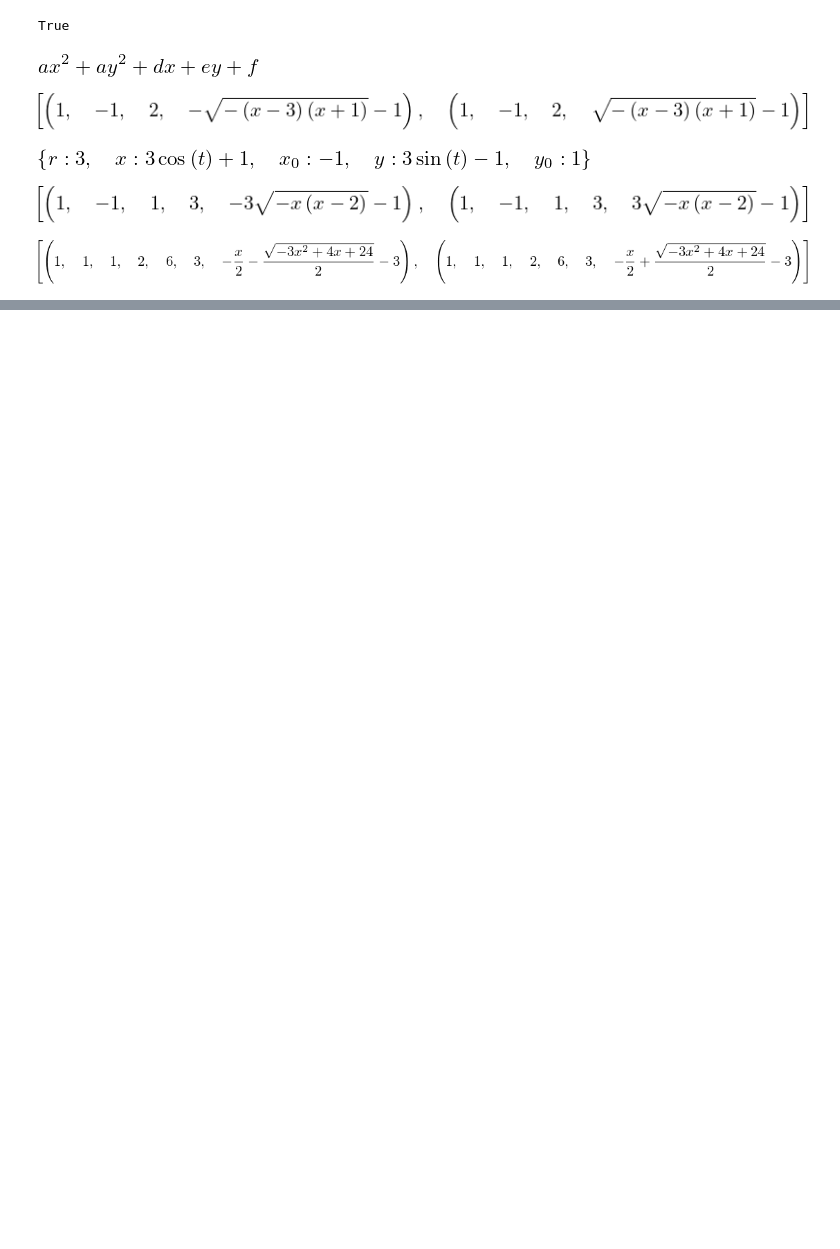
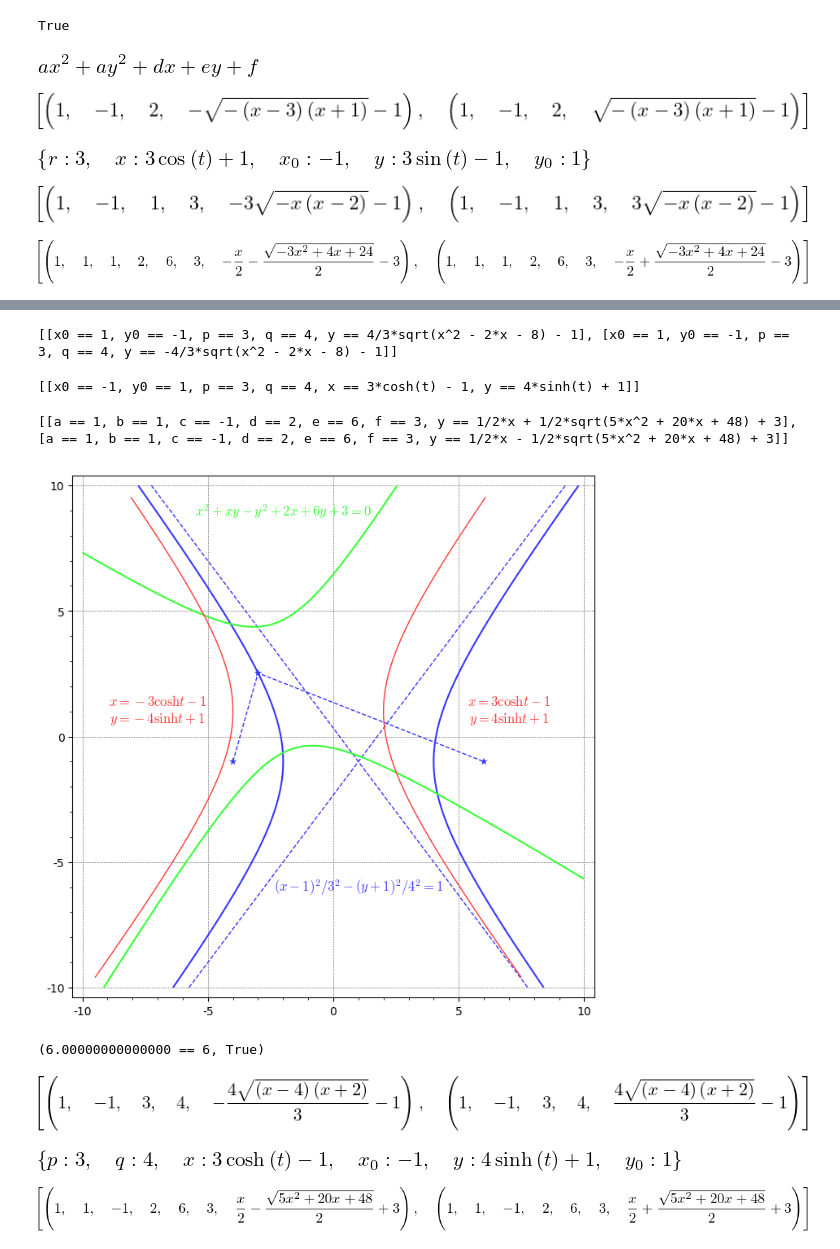
Before and after one commit to OlgaBelitskaya/linear_algebra_practice, a Jupyter notebook: work1_10.ipynb, the cells around one changed output, grey strips where cells are left out. Cells and saved outputs as stored; diff of their text form; code cells hidden in the pictures; blank space fills up the shorter version.

```diff
--- a/work1_10.ipynb
+++ b/work1_10.ipynb
@@ -221,3 +224,57 @@ $b^2 - 4*a*c > 0$
 $a * x^2 + с * y^2 + d * x + e * y + f = 0$
 
 $a*c < 0$
+# %%
+# sage
+x,y,x0,y0,a,b,c,d,e,f,p,q,t = var('x,y,x0,y0,a,b,c,d,e,f,p,q,t')
+
+eq1 = (x-x0)**2/p**2-(y-y0)**2/q**2-1==0
+eq2 = x==p*cosh(t)+x0
+eq3 = y==q*sinh(t)+y0
+eq4 = a*x**2+b*x*y+c*y**2+d*x+e*y+f==0
+# %%
+solve([eq1, x0==1, y0==-1, p==3, q==4], x0,y0,p,q,y)
+# %% [output]
+[[x0 == 1, y0 == -1, p == 3, q == 4, y == 4/3*sqrt(x^2 - 2*x - 8) - 1], [x0 == 1, y0 == -1, p == 3, q == 4, y == -4/3*sqrt(x^2 - 2*x - 8) - 1]]
+# %%
+solve([eq2, eq3, x0==-1, y0==1, p==3, q==4], x0,y0,p,q,x,y)
+# %% [output]
+[[x0 == -1, y0 == 1, p == 3, q == 4, x == 3*cosh(t) - 1, y == 4*sinh(t) + 1]]
+# %%
+solve([eq4, a==1, b==1, c==-1, d==2, e==6, f==3], a,b,c,d,e,f,y)
+# %% [output]
+[[a == 1, b == 1, c == -1, d == 2, e == 6, f == 3, y == 1/2*x + 1/2*sqrt(5*x^2 + 20*x + 48) + 3], [a == 1, b == 1, c == -1, d == 2, e == 6, f == 3, y == 1/2*x - 1/2*sqrt(5*x^2 + 20*x + 48) + 3]]
+# %%
+g = Graphics()
+p1 = implicit_plot(lambda x,y: (x-1)**2/3**2-(y+1)**2/4**2-1, (-10,10), (-10,10), color='#3636ff')
+t1 = text('$(x-1)^2/3^2-(y+1)^2/4^2=1$', (1,-6), color='#3636ff', fontsize=12)
+p11 = implicit_plot(lambda x,y: y-4/3*(x-1)+1, (-10,10), (-10,10),
+                    linestyle='--', linewidth=1, color='#3636ff')
+p12 = implicit_plot(lambda x,y: y+4/3*(x-1)+1, (-10,10), (-10,10),
+                    linestyle='--', linewidth=1, color='#3636ff')
+p13 = points([(1-(3^2+4^2)^0.5,-1), (-3,4/3*sqrt((-3)^2-2*(-3)-8)-1), (1+(3^2+4^2)^0.5, -1)],
+             color='#3636ff', size=50, marker='*')
+p14 = line([(-4,-1), (-3,4/3*sqrt((-3)^2-2*(-3)-8)-1), (6,-1)],
+           linestyle='--', color='#3636ff')
+p2 = parametric_plot((3*cosh(t)-1, 4*sinh(t)+1), (t,-1.7,1.5), color='#ff3636', gridlines=True)
+t2 = text('$x=3 \cosh t-1$\n$y=4 \sinh t+1$', (7,1), color='#ff3636', fontsize=12)
+p3 = parametric_plot((-3*cosh(t)-1, -4*sinh(t)+1), (t,-1.5,1.7), color='#ff3636')
+t3 = text('$x=-3 \cosh t-1$\n$y=-4 \sinh t+1$', (-7,1), color='#ff3636', fontsize=12)
+p4 = implicit_plot(lambda x,y: 1*x**2+1*x*y-1*y**2+2*x+6*y+3,
+                   (-10,10), (-10,10), color='#36ff36')
+t4 = text('$x^2+xy-y^2+2x+6y+3=0$', (-2,9), color='#36ff36', fontsize=12)
+g = g+p1+t1+p11+p12+p13+p14+p2+t2+p3+t3+p4+t4
+g.show(figsize=[7,7])
+# %% [output]
+[figure, added]
+# %%
+x0,y0,p,q = 1,-1,3,4
+f1x,f1y = x0-sqrt(p^2+q^2),y0
+f2x,f2y = x0+sqrt(p^2+q^2),y0
+xm = -3
+ym = 4/3*sqrt(xm^2-2*xm-8)-1
+
+diff_distance = abs(((xm - f1x)^2 + (ym - f1y)^2)^0.5 - ((xm - f2x)^2 + (ym - f2y)^2)^0.5)
+diff_distance == 2*p, round(diff_distance) == 2*p
+# %% [output]
+(6.00000000000000 == 6, True)
@@ -224,2 +289,14 @@ $a*c < 0$
+# %%
+sympy.solve([eq1, x0-1, y0+1, p-3, q-4], x0,y0,p,q,y)
+# %% [output]
+[figure, added]
+# %%
+sympy.solve([eq2, eq3, x0+1, y0-1, p-3, q-4], x0,y0,p,q,x,y)
+# %% [output]
+[figure, added]
+# %%
+sympy.solve([eq4, a-1, b-1, c+1, d-2, e-6, f-3], a,b,c,d,e,f,y)
+# %% [output]
+[figure, added]
 # %% [markdown]
 ## 3. Парабола
```
Also changed, not shown: parts of 16 cells of this notebook.
